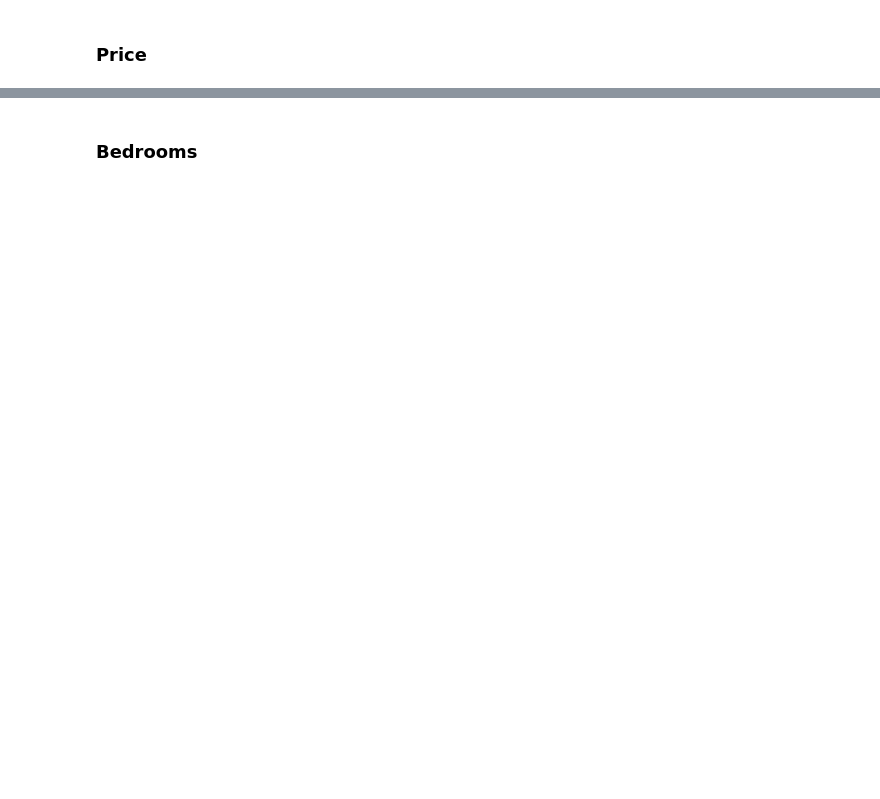
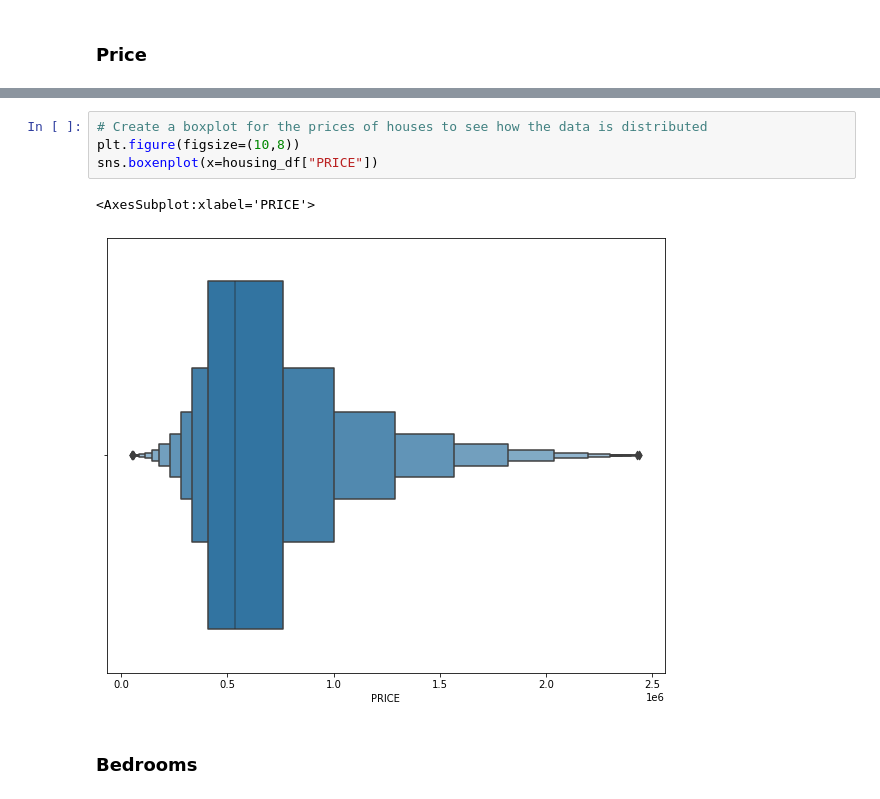
Before and after one commit to bradsmart1998/Project_4_Real_Estate_Regression, a Jupyter notebook: Untitled.ipynb, the cells around one changed output, grey strips where cells are left out. Saved outputs shown, nothing was run; the diff lists cells and outputs as text; blank space fills up the shorter version.

```diff
--- a/Untitled.ipynb
+++ b/Untitled.ipynb
@@ -101,2 +163,9 @@ dtype: int64
+# %%
+# Create a boxplot for the prices of houses to see how the data is distributed
+plt.figure(figsize=(10,8))
+sns.boxenplot(x=housing_df["PRICE"])
+# %% [output]
+<AxesSubplot:xlabel='PRICE'>
+[figure, added]
 # %% [markdown]
 ### Bedrooms
```
Also changed, not shown: parts of 17 cells of this notebook.
